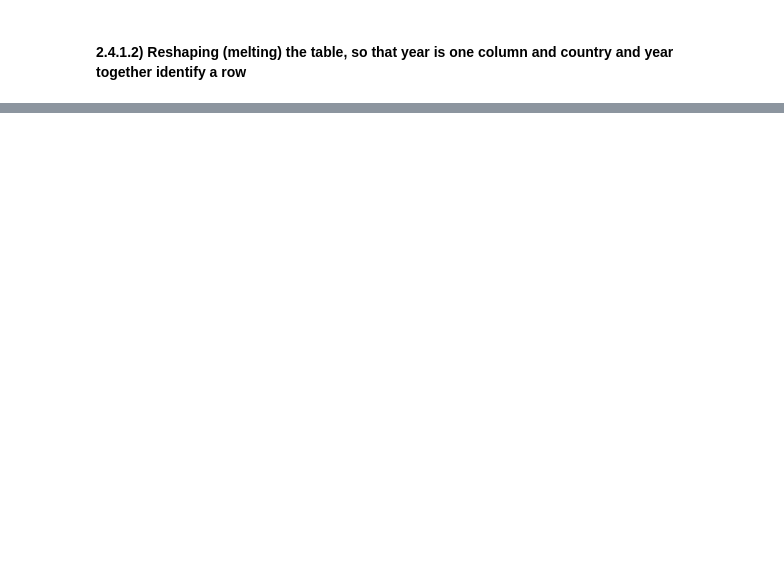
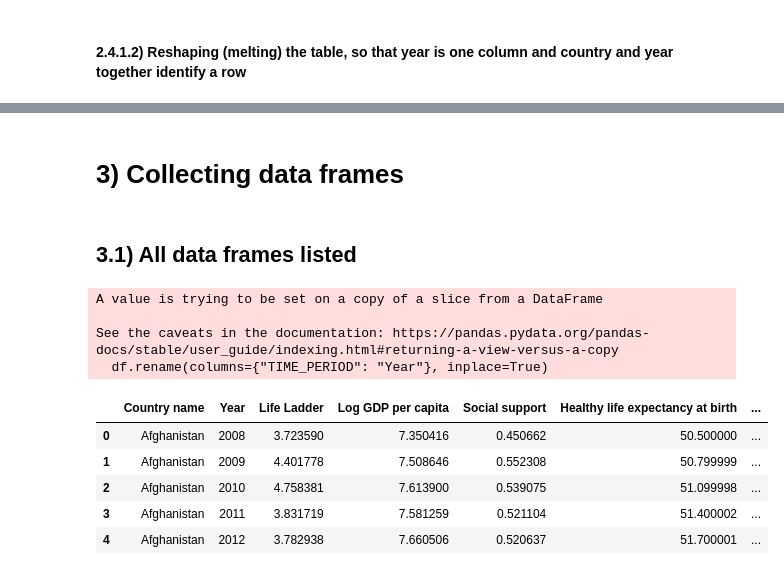
Before and after one commit to TRossen89/BI_Exam, a Jupyter notebook: SocialBenefitsEmploymentAndGDP.ipynb, the cells around one changed output, grey strips where cells are left out. Cells and saved outputs as stored; diff of their text form; code cells hidden in the pictures; blank space fills up the shorter version.

Commit message:
Beginning of aggregating data

```diff
--- a/SocialBenefitsEmploymentAndGDP.ipynb
+++ b/SocialBenefitsEmploymentAndGDP.ipynb
@@ -652,0 +799,4 @@ df_melted = pd.melt(df, id_vars=['Country'], var_name='Year', value_name='Taxati
+# %% [markdown]
+# 3) Collecting data frames
+# %% [markdown]
+## 3.1) All data frames listed
@@ -652,0 +815,17 @@ df_melted = pd.melt(df, id_vars=['Country'], var_name='Year', value_name='Taxati
+# %%
+for df in list_of_dfs:
+    df.rename(columns={"TIME_PERIOD": "Year"}, inplace=True)
+# %% [output]
+A value is trying to be set on a copy of a slice from a DataFrame
+
+See the caveats in the documentation: https://pandas.pydata.org/pandas-docs/stable/user_guide/indexing.html#returning-a-view-versus-a-copy
+  df.rename(columns={"TIME_PERIOD": "Year"}, inplace=True)
+# %%
+world_happiness_2023.head()
+# %% [output]
+|  | Country name | Year | Life Ladder | Log GDP per capita | Social support | Healthy life expectancy at birth | ... |
+| 0 | Afghanistan | 2008 | 3.723590 | 7.350416 | 0.450662 | 50.500000 | ... |
+| 1 | Afghanistan | 2009 | 4.401778 | 7.508646 | 0.552308 | 50.799999 | ... |
+| 2 | Afghanistan | 2010 | 4.758381 | 7.613900 | 0.539075 | 51.099998 | ... |
+| 3 | Afghanistan | 2011 | 3.831719 | 7.581259 | 0.521104 | 51.400002 | ... |
+| 4 | Afghanistan | 2012 | 3.782938 | 7.660506 | 0.520637 | 51.700001 | ... |
```
Also changed, not shown: parts of 46 cells of this notebook, 3 other files.
